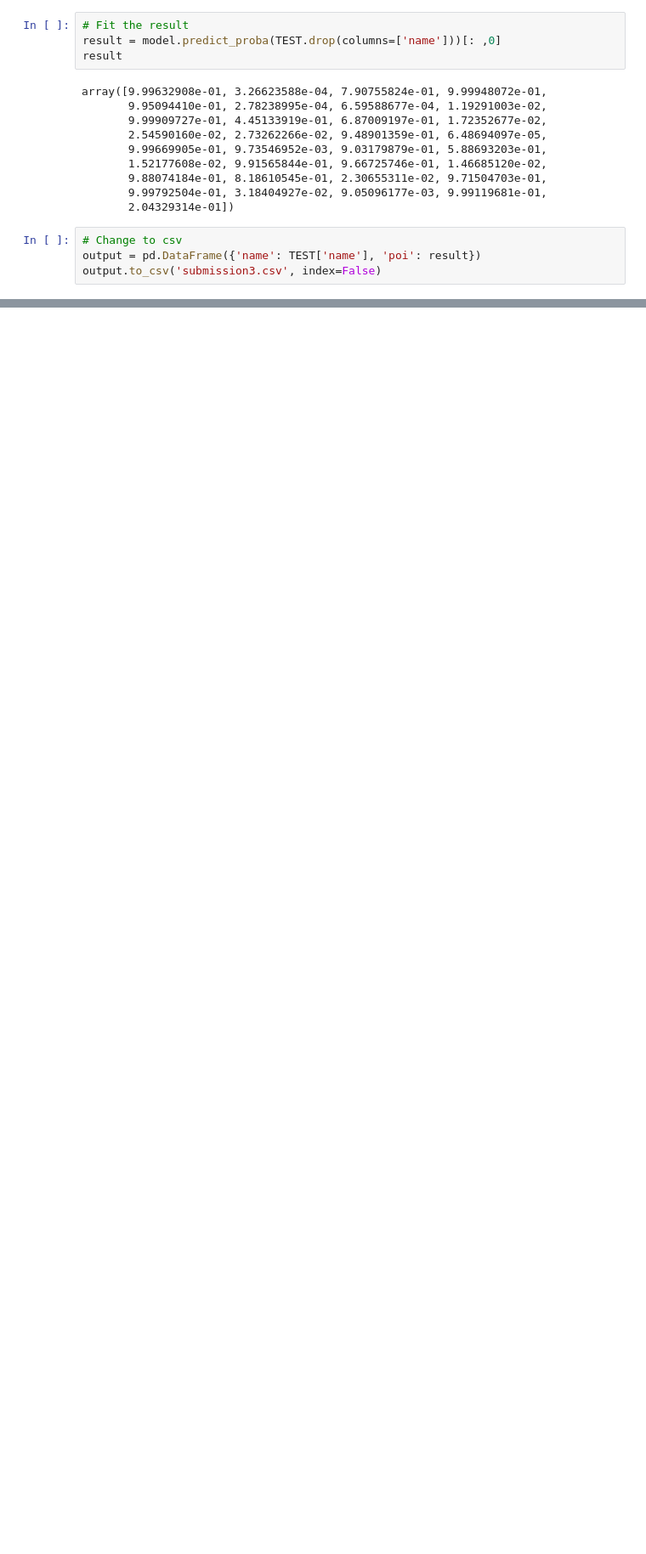
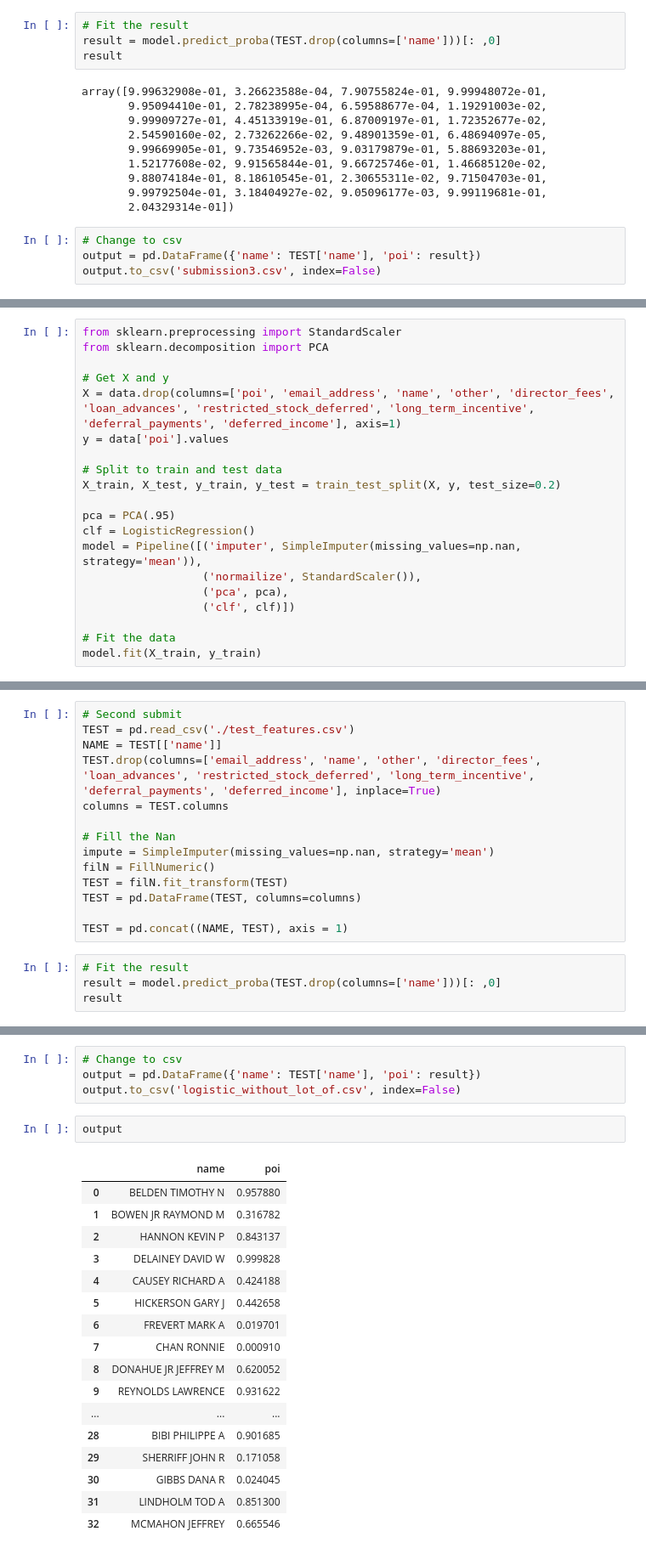
Before and after one commit to Justin900429/4th-ML100Days, a Jupyter notebook: homework/Midterm/Midterm.ipynb, the cells around one changed output, grey strips where cells are left out. Shown at 85% size. Drawn from its saved outputs; the diff is of its cells as text; blank space fills up the shorter version.

```diff
--- a/homework/Midterm/Midterm.ipynb
+++ b/homework/Midterm/Midterm.ipynb
@@ -437,0 +562,20 @@ output.to_csv('submission3.csv', index=False)
+# %%
+from sklearn.preprocessing import StandardScaler
+from sklearn.decomposition import PCA
+
+# Get X and y
+X = data.drop(columns=['poi', 'email_address', 'name', 'other', 'director_fees', 'loan_advances', 'restricted_stock_deferred', 'long_term_incentive', 'deferral_payments', 'deferred_income'], axis=1)
+y = data['poi'].values
+
+# Split to train and test data
+X_train, X_test, y_train, y_test = train_test_split(X, y, test_size=0.2)
+
+pca = PCA(.95)
+clf = LogisticRegression()
+model = Pipeline([('imputer', SimpleImputer(missing_values=np.nan, strategy='mean')),
+                  ('normailize', StandardScaler()),
+                  ('pca', pca),
+                  ('clf', clf)])
+
+# Fit the data
+model.fit(X_train, y_train)
@@ -437,0 +609,18 @@ output.to_csv('submission3.csv', index=False)
+# %%
+# Second submit
+TEST = pd.read_csv('./test_features.csv')
+NAME = TEST[['name']]
+TEST.drop(columns=['email_address', 'name', 'other', 'director_fees', 'loan_advances', 'restricted_stock_deferred', 'long_term_incentive', 'deferral_payments', 'deferred_income'], inplace=True)
+columns = TEST.columns
+
+# Fill the Nan
+impute = SimpleImputer(missing_values=np.nan, strategy='mean')
+filN = FillNumeric()
+TEST = filN.fit_transform(TEST)
+TEST = pd.DataFrame(TEST, columns=columns)
+
+TEST = pd.concat((NAME, TEST), axis = 1)
+# %%
+# Fit the result
+result = model.predict_proba(TEST.drop(columns=['name']))[: ,0]
+result
@@ -437,0 +637,24 @@ output.to_csv('submission3.csv', index=False)
+# %%
+# Change to csv
+output = pd.DataFrame({'name': TEST['name'], 'poi': result})
+output.to_csv('logistic_without_lot_of.csv', index=False)
+# %%
+output
+# %% [output]
+|  | name | poi |
+| 0 | BELDEN TIMOTHY N | 0.957880 |
+| 1 | BOWEN JR RAYMOND M | 0.316782 |
+| 2 | HANNON KEVIN P | 0.843137 |
+| 3 | DELAINEY DAVID W | 0.999828 |
+| 4 | CAUSEY RICHARD A | 0.424188 |
+| 5 | HICKERSON GARY J | 0.442658 |
+| 6 | FREVERT MARK A | 0.019701 |
+| 7 | CHAN RONNIE | 0.000910 |
+| 8 | DONAHUE JR JEFFREY M | 0.620052 |
+| 9 | REYNOLDS LAWRENCE | 0.931622 |
+| ... | ... | ... |
+| 28 | BIBI PHILIPPE A | 0.901685 |
+| 29 | SHERRIFF JOHN R | 0.171058 |
+| 30 | GIBBS DANA R | 0.024045 |
+| 31 | LINDHOLM TOD A | 0.851300 |
+| 32 | MCMAHON JEFFREY | 0.665546 |
```
Also changed, not shown: parts of 15 cells of this notebook, 1 other file.
